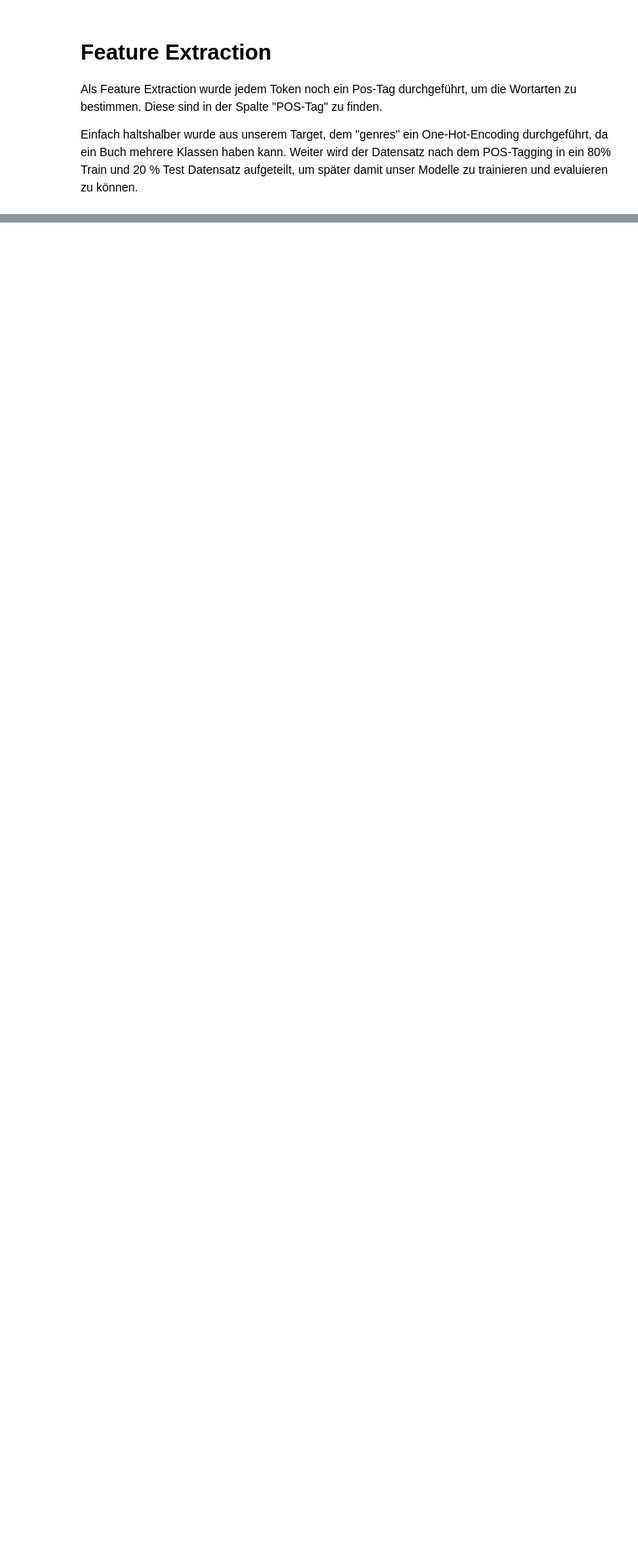
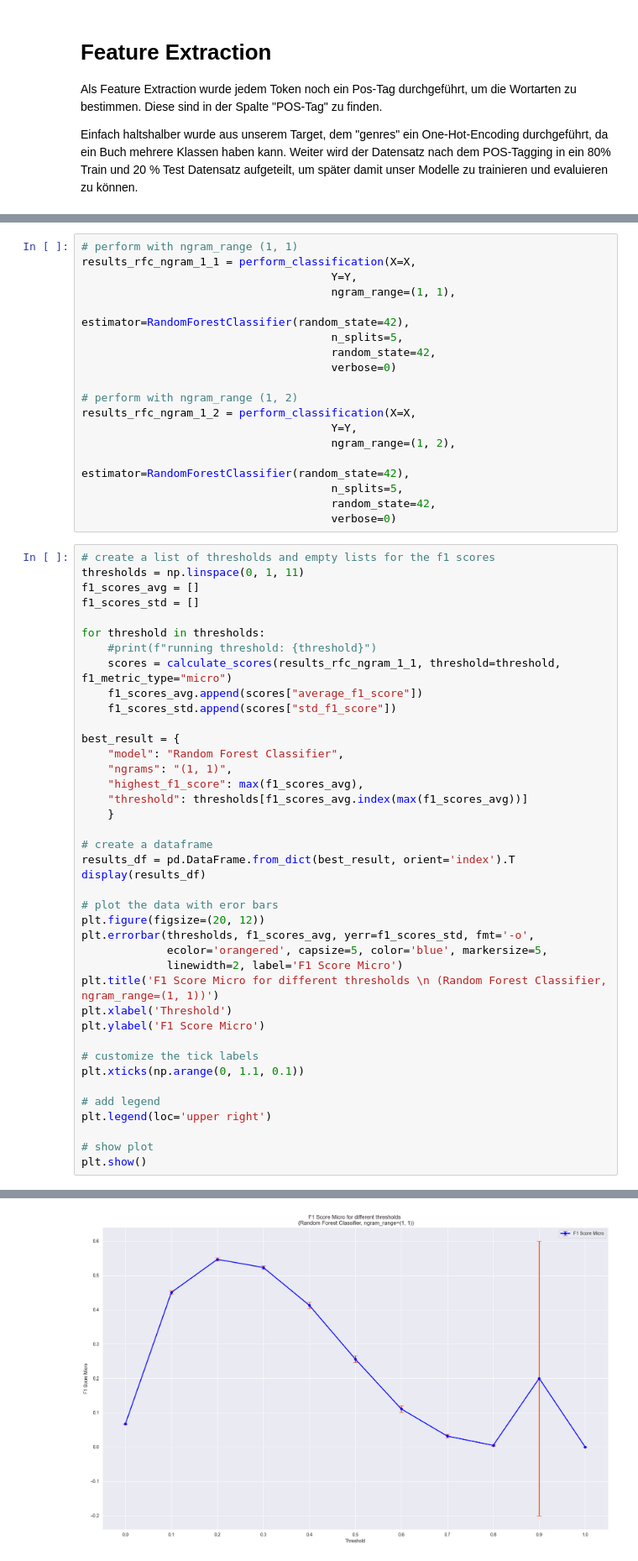
Before and after one commit to 7ben18/fhnw-npr-Natural-Language-Processing, a Jupyter notebook: mini-challenge1/npr-minichallenge1-yannic-ben.ipynb, the cells around one changed output, grey strips where cells are left out. Shown at 84% size. Saved outputs shown, nothing was run; the diff lists cells and outputs as text; blank space fills up the shorter version.

Commit message:
optimize performance

```diff
--- a/mini-challenge1/npr-minichallenge1-yannic-ben.ipynb
+++ b/mini-challenge1/npr-minichallenge1-yannic-ben.ipynb
@@ -655,0 +612,59 @@ plt.show()
+# %%
+# perform with ngram_range (1, 1)
+results_rfc_ngram_1_1 = perform_classification(X=X,
+                                      Y=Y,
+                                      ngram_range=(1, 1),
+                                      estimator=RandomForestClassifier(random_state=42),
+                                      n_splits=5,
+                                      random_state=42,
+                                      verbose=0)
+
+# perform with ngram_range (1, 2)
+results_rfc_ngram_1_2 = perform_classification(X=X,
+                                      Y=Y,
+                                      ngram_range=(1, 2),
+                                      estimator=RandomForestClassifier(random_state=42),
+                                      n_splits=5,
+                                      random_state=42,
+                                      verbose=0)
+# %%
+# create a list of thresholds and empty lists for the f1 scores
+thresholds = np.linspace(0, 1, 11)
+f1_scores_avg = []
+f1_scores_std = []
+
+for threshold in thresholds:
+    #print(f"running threshold: {threshold}")
+    scores = calculate_scores(results_rfc_ngram_1_1, threshold=threshold, f1_metric_type="micro")
+    f1_scores_avg.append(scores["average_f1_score"])
+    f1_scores_std.append(scores["std_f1_score"])
+
+best_result = {
+    "model": "Random Forest Classifier",
+    "ngrams": "(1, 1)",
+    "highest_f1_score": max(f1_scores_avg),
+    "threshold": thresholds[f1_scores_avg.index(max(f1_scores_avg))]
+    }
+
+# create a dataframe
+results_df = pd.DataFrame.from_dict(best_result, orient='index').T
+display(results_df)
+
+# plot the data with eror bars
+plt.figure(figsize=(20, 12))
+plt.errorbar(thresholds, f1_scores_avg, yerr=f1_scores_std, fmt='-o',
+             ecolor='orangered', capsize=5, color='blue', markersize=5,
+             linewidth=2, label='F1 Score Micro')
+plt.title('F1 Score Micro for different thresholds \n (Random Forest Classifier, ngram_range=(1, 1))')
+plt.xlabel('Threshold')
+plt.ylabel('F1 Score Micro')
+
+# customize the tick labels
+plt.xticks(np.arange(0, 1.1, 0.1))
+
+# add legend
+plt.legend(loc='upper right')
+
+# show plot
+plt.show()
+# %% [output]
@@ -655,0 +673 @@ plt.show()
+[figure, added]
```
Also changed, not shown: parts of 13 cells of this notebook, 3 other files.
